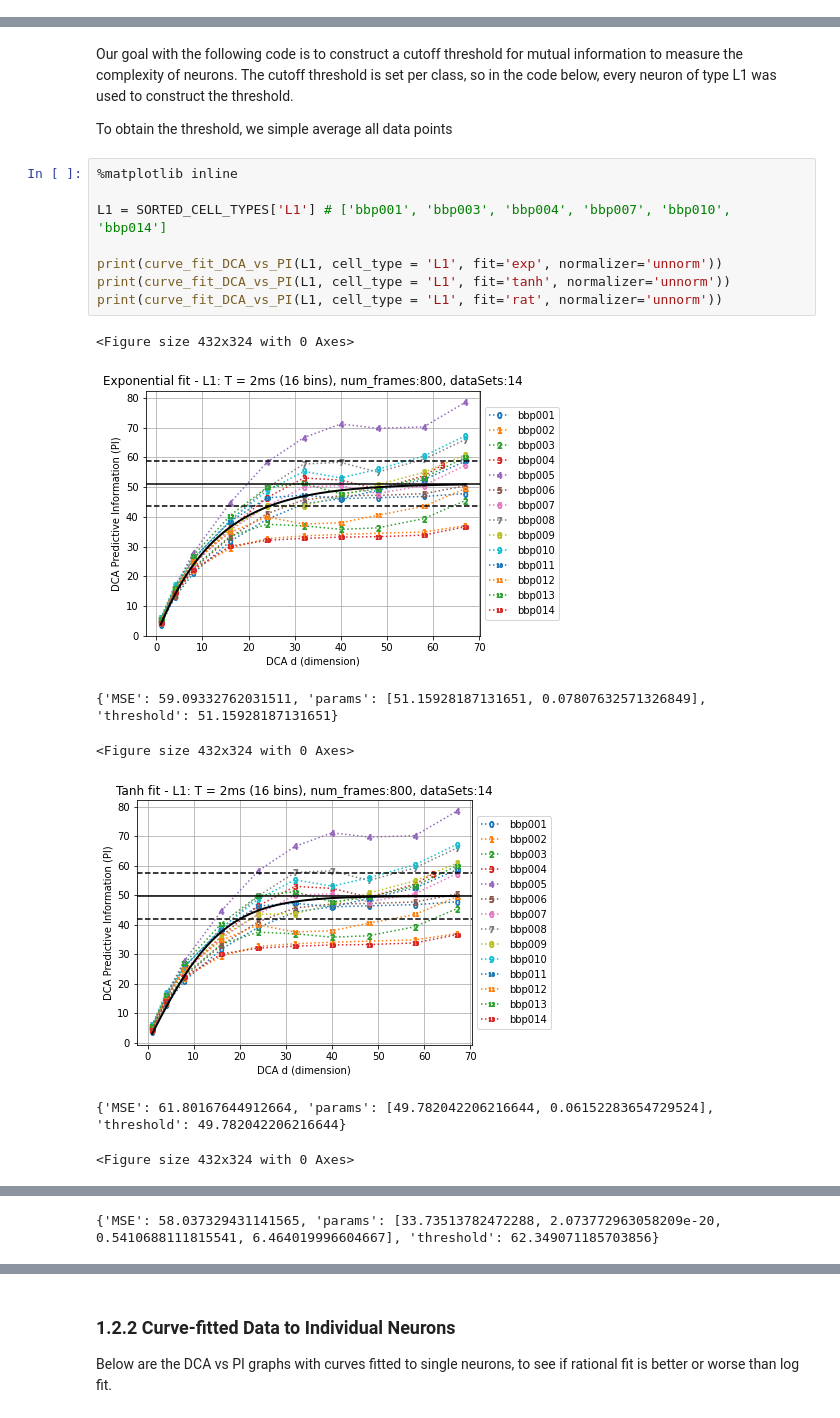
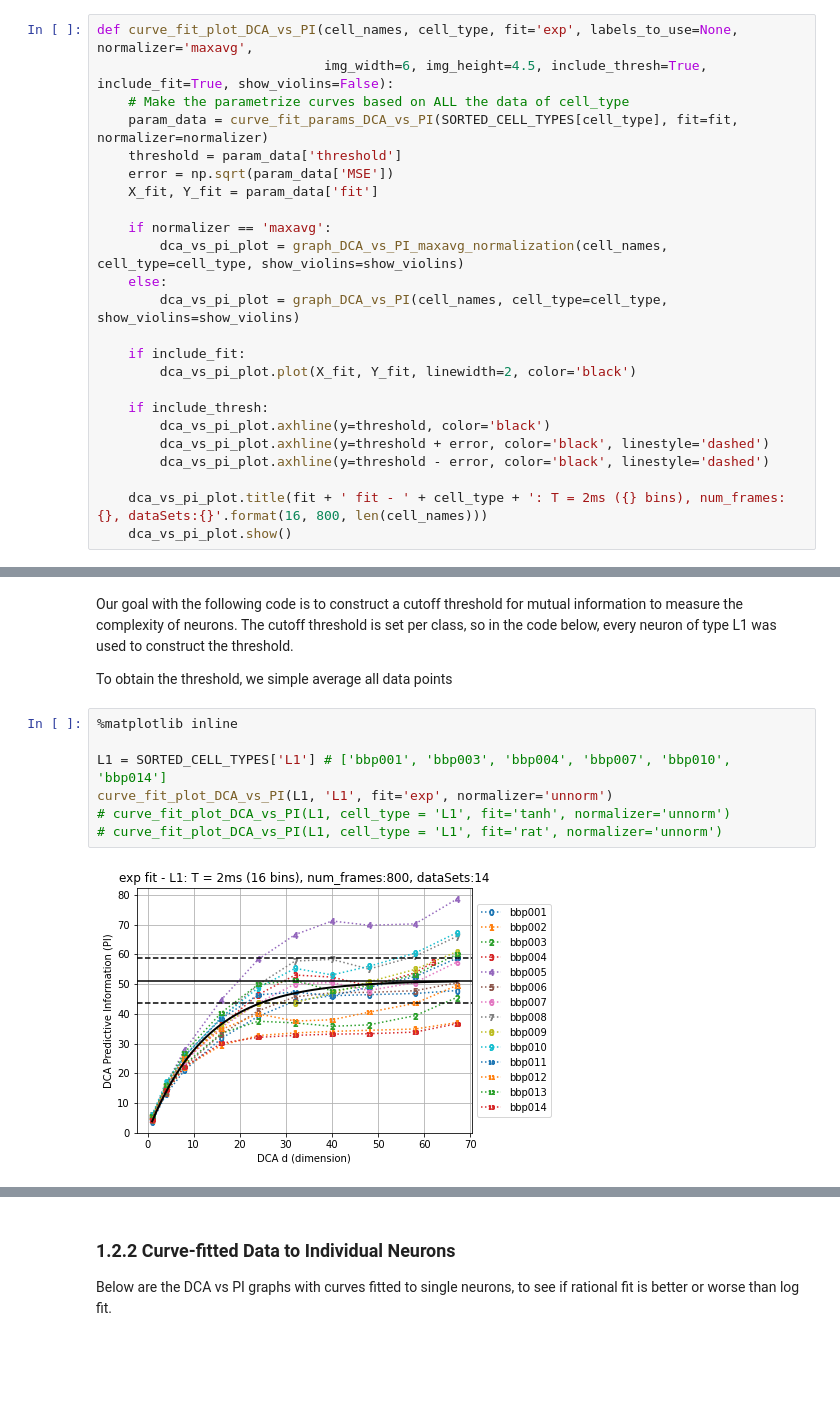
Before and after one commit to sushanthkumar2004/single-neuron-complexity, a Jupyter notebook: DCA_Graphs_and_Analysis.ipynb, the cells around one changed output, grey strips where cells are left out. Cells and saved outputs as stored; diff of their text form; blank space fills up the shorter version.

Commit message:
added overlaid graphs with threshold

```diff
--- a/DCA_Graphs_and_Analysis.ipynb
+++ b/DCA_Graphs_and_Analysis.ipynb
@@ -395,2 +361,26 @@ def curve_fit_DCA_vs_PI(cell_names, img_width=6, img_height=4.5, cell_type='', f
     else:
         return 'Invalid flag for fit'
+# %%
+def curve_fit_plot_DCA_vs_PI(cell_names, cell_type, fit='exp', labels_to_use=None, normalizer='maxavg',
+                             img_width=6, img_height=4.5, include_thresh=True, include_fit=True, show_violins=False):
+    # Make the parametrize curves based on ALL the data of cell_type
+    param_data = curve_fit_params_DCA_vs_PI(SORTED_CELL_TYPES[cell_type], fit=fit, normalizer=normalizer)
+    threshold = param_data['threshold']
+    error = np.sqrt(param_data['MSE'])
+    X_fit, Y_fit = param_data['fit']
+
+    if normalizer == 'maxavg':
+        dca_vs_pi_plot = graph_DCA_vs_PI_maxavg_normalization(cell_names, cell_type=cell_type, show_violins=show_violins)
+    else:
+        dca_vs_pi_plot = graph_DCA_vs_PI(cell_names, cell_type=cell_type, show_violins=show_violins)
+
+    if include_fit:
+        dca_vs_pi_plot.plot(X_fit, Y_fit, linewidth=2, color='black')
+
+    if include_thresh:
+        dca_vs_pi_plot.axhline(y=threshold, color='black')
+        dca_vs_pi_plot.axhline(y=threshold + error, color='black', linestyle='dashed')
+        dca_vs_pi_plot.axhline(y=threshold - error, color='black', linestyle='dashed')
+
+    dca_vs_pi_plot.title(fit + ' fit - ' + cell_type + ': T = 2ms ({} bins), num_frames:{}, dataSets:{}'.format(16, 800, len(cell_names)))
+    dca_vs_pi_plot.show()
@@ -401,16 +524,9 @@ To obtain the threshold, we simple average all data points
 # %%
 %matplotlib inline
 
 L1 = SORTED_CELL_TYPES['L1'] # ['bbp001', 'bbp003', 'bbp004', 'bbp007', 'bbp010', 'bbp014']
-
-print(curve_fit_DCA_vs_PI(L1, cell_type = 'L1', fit='exp', normalizer='unnorm'))
-print(curve_fit_DCA_vs_PI(L1, cell_type = 'L1', fit='tanh', normalizer='unnorm'))
-print(curve_fit_DCA_vs_PI(L1, cell_type = 'L1', fit='rat', normalizer='unnorm'))
+curve_fit_plot_DCA_vs_PI(L1, 'L1', fit='exp', normalizer='unnorm')
+# curve_fit_plot_DCA_vs_PI(L1, cell_type = 'L1', fit='tanh', normalizer='unnorm')
+# curve_fit_plot_DCA_vs_PI(L1, cell_type = 'L1', fit='rat', normalizer='unnorm')
 # %% [output]
-<Figure size 432x324 with 0 Axes>
-[figure, old version]
+[figure, new version]
-{'MSE': 59.09332762031511, 'params': [51.15928187131651, 0.07807632571326849], 'threshold': 51.15928187131651}
-<Figure size 432x324 with 0 Axes>
-[figure, removed]
-{'MSE': 61.80167644912664, 'params': [49.782042206216644, 0.06152283654729524], 'threshold': 49.782042206216644}
-<Figure size 432x324 with 0 Axes>
@@ -418,4 +533,3 @@ print(curve_fit_DCA_vs_PI(L1, cell_type = 'L1', fit='rat', normalizer='unnorm'))
-{'MSE': 58.037329431141565, 'params': [33.73513782472288, 2.073772963058209e-20, 0.5410688111815541, 6.464019996604667], 'threshold': 62.349071185703856}
 # %%
 %matplotlib inline
 
```
Also changed, not shown: parts of 14 cells of this notebook.
